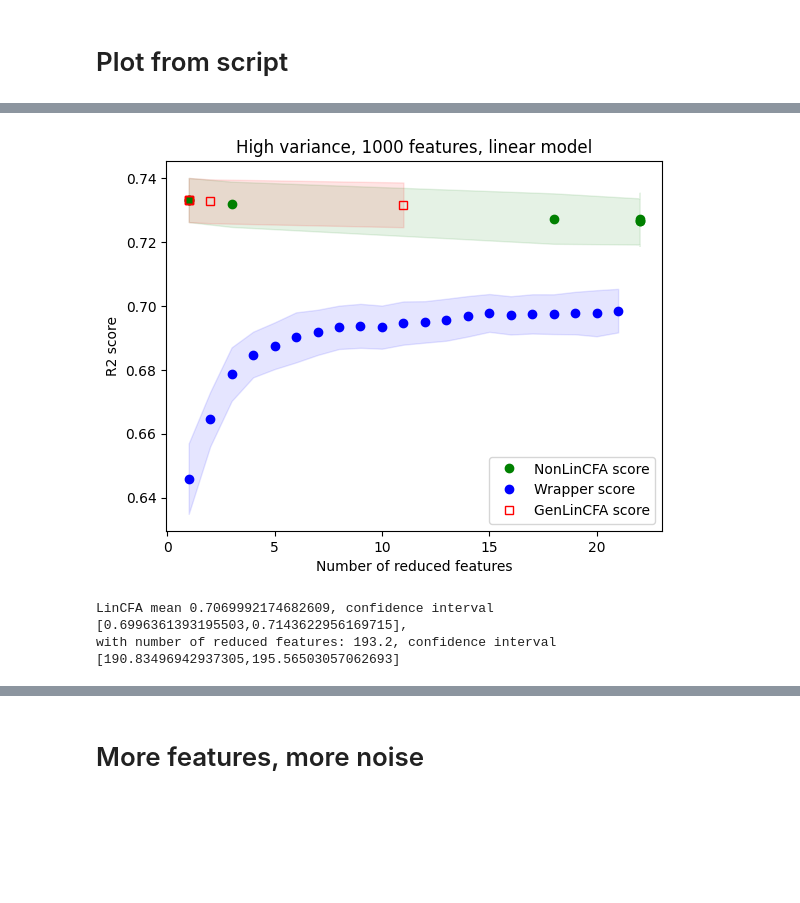
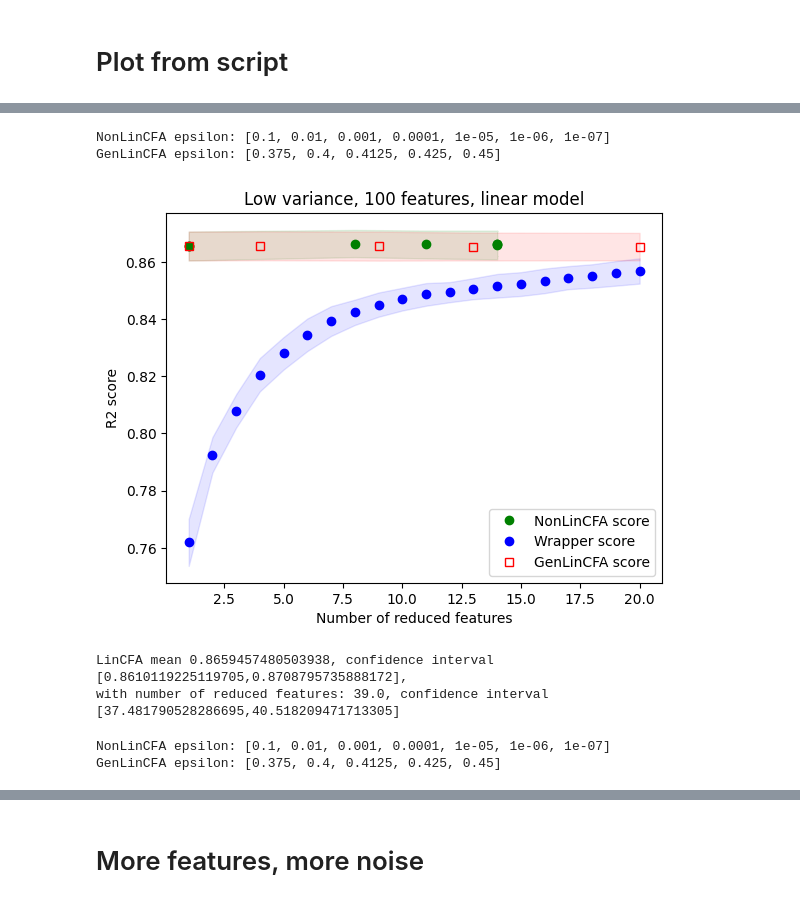
Before and after one commit to PaoloBonettiPolimi/PaperNon_Gen_LinCFA, a Jupyter notebook: Non_Gen_LinCFA_experiments.ipynb, the cells around one changed output, grey strips where cells are left out. Saved outputs shown, nothing was run; the diff lists cells and outputs as text; code cells hidden in the pictures; blank space fills up the shorter version.

```diff
--- a/Non_Gen_LinCFA_experiments.ipynb
+++ b/Non_Gen_LinCFA_experiments.ipynb
@@ -384,12 +318,0 @@ with open('Linear_HighNoise_1000var.pkl', 'rb') as f:
-# %%
-x_all,y_all,coeffs = generate_dataset_n(n_data=3000*10, noise=100, p1=0.3, p2=0.7, n_variables=1000, coeffs=[0])
-GenLinCFA_score = []
-from joblib import Parallel, delayed
-
-for trials in range(10):
-    x = pd.DataFrame(x_all[3000*trials:3000*(trials+1)])
-    x['target'] = y_all[3000*trials:3000*(trials+1)]
-
-    GenLinCFA_results = Parallel(n_jobs=10)(delayed(run_GenLinCFA)(x,eps) for eps in [0.4,0.425,0.45,0.475,0.5])
-    #print(results)
-    GenLinCFA_score.append(GenLinCFA_results)
@@ -406,10 +318,0 @@ with number of reduced features: 39.0, confidence interval [37.481790528286695,4
-# %%
-plot_linear_result(results, 'High variance, 1000 features, linear model')
-# %% [output]
-[figure, removed]
-# %%
-print(f'LinCFA mean {np.mean(results[2])}, confidence interval [{np.mean(results[2])-1.96*np.std(results[2])/np.sqrt(10)},{np.mean(results[2])+1.96*np.std(results[2])/np.sqrt(10)}],')
-print(f'with number of reduced features: {np.mean(results[3])}, confidence interval [{np.mean(results[3])-1.96*np.std(results[3])/np.sqrt(10)},{np.mean(results[3])+1.96*np.std(results[3])/np.sqrt(10)}]')
-# %% [output]
-LinCFA mean 0.7069992174682609, confidence interval [0.6996361393195503,0.7143622956169715],
-with number of reduced features: 193.2, confidence interval [190.83496942937305,195.56503057062693]
@@ -415,0 +382,16 @@ with number of reduced features: 193.2, confidence interval [190.83496942937305,
+# %%
+print(f'NonLinCFA epsilon: {[results[0][0][i][0] for i in range(7)]}')
+print(f'GenLinCFA epsilon: {[results[4][0][i][0] for i in range(5)]}')
+# %% [output]
+NonLinCFA epsilon: [0.1, 0.01, 0.001, 0.0001, 1e-05, 1e-06, 1e-07]
+GenLinCFA epsilon: [0.375, 0.4, 0.4125, 0.425, 0.45]
+# %%
+plot_linear_result(results,'Low variance, 100 features, linear model',21)
+# %% [output]
+[figure, added]
+# %%
+print(f'LinCFA mean {np.mean(results[2])}, confidence interval [{np.mean(results[2])-1.96*np.std(results[2])/np.sqrt(10)},{np.mean(results[2])+1.96*np.std(results[2])/np.sqrt(10)}],')
+print(f'with number of reduced features: {np.mean(results[3])}, confidence interval [{np.mean(results[3])-1.96*np.std(results[3])/np.sqrt(10)},{np.mean(results[3])+1.96*np.std(results[3])/np.sqrt(10)}]')
+# %% [output]
+LinCFA mean 0.8659457480503938, confidence interval [0.8610119225119705,0.8708795735888172],
+with number of reduced features: 39.0, confidence interval [37.481790528286695,40.518209471713305]
@@ -415,0 +402,6 @@ with number of reduced features: 193.2, confidence interval [190.83496942937305,
+# %%
+print(f'NonLinCFA epsilon: {[results[0][0][i][0] for i in range(7)]}')
+print(f'GenLinCFA epsilon: {[results[4][0][i][0] for i in range(5)]}')
+# %% [output]
+NonLinCFA epsilon: [0.1, 0.01, 0.001, 0.0001, 1e-05, 1e-06, 1e-07]
+GenLinCFA epsilon: [0.375, 0.4, 0.4125, 0.425, 0.45]
```
Also changed, not shown: parts of 47 cells of this notebook, 4 other files.
